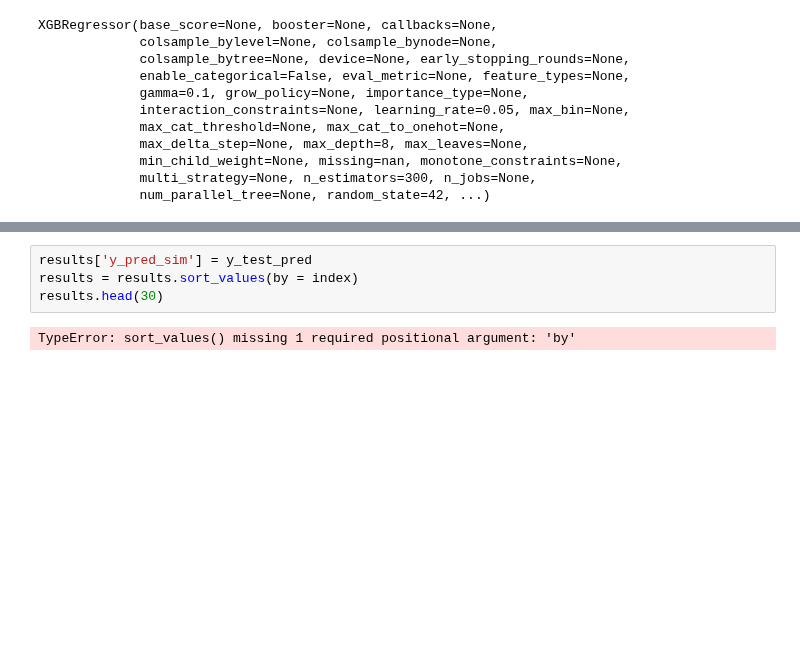
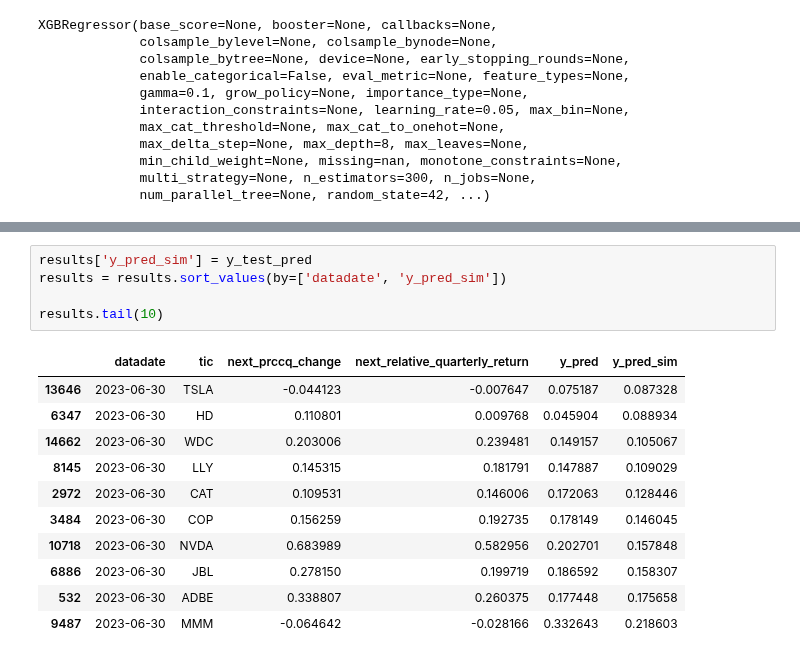
Before and after one commit to edocampione/4YP, a Jupyter notebook: models/global.ipynb, the cells around one changed output, grey strips where cells are left out. Drawn from its saved outputs; the diff is of its cells as text; blank space fills up the shorter version.

```diff
--- a/models/global.ipynb
+++ b/models/global.ipynb
@@ -505,6 +517,17 @@ weighted avg       0.70      0.69      0.69      2940
 # %%
 results['y_pred_sim'] = y_test_pred
-results = results.sort_values(by = index)
-results.head(30)
+results = results.sort_values(by=['datadate', 'y_pred_sim'])
+
+results.tail(10)
 # %% [output]
-TypeError: sort_values() missing 1 required positional argument: 'by'
+|  | datadate | tic | next_prccq_change | next_relative_quarterly_return | y_pred | y_pred_sim |
+| 13646 | 2023-06-30 | TSLA | -0.044123 | -0.007647 | 0.075187 | 0.087328 |
+| 6347 | 2023-06-30 | HD | 0.110801 | 0.009768 | 0.045904 | 0.088934 |
+| 14662 | 2023-06-30 | WDC | 0.203006 | 0.239481 | 0.149157 | 0.105067 |
+| 8145 | 2023-06-30 | LLY | 0.145315 | 0.181791 | 0.147887 | 0.109029 |
+| 2972 | 2023-06-30 | CAT | 0.109531 | 0.146006 | 0.172063 | 0.128446 |
+| 3484 | 2023-06-30 | COP | 0.156259 | 0.192735 | 0.178149 | 0.146045 |
+| 10718 | 2023-06-30 | NVDA | 0.683989 | 0.582956 | 0.202701 | 0.157848 |
+| 6886 | 2023-06-30 | JBL | 0.278150 | 0.199719 | 0.186592 | 0.158307 |
+| 532 | 2023-06-30 | ADBE | 0.338807 | 0.260375 | 0.177448 | 0.175658 |
+| 9487 | 2023-06-30 | MMM | -0.064642 | -0.028166 | 0.332643 | 0.218603 |
```
Also changed, not shown: parts of 12 cells of this notebook.
